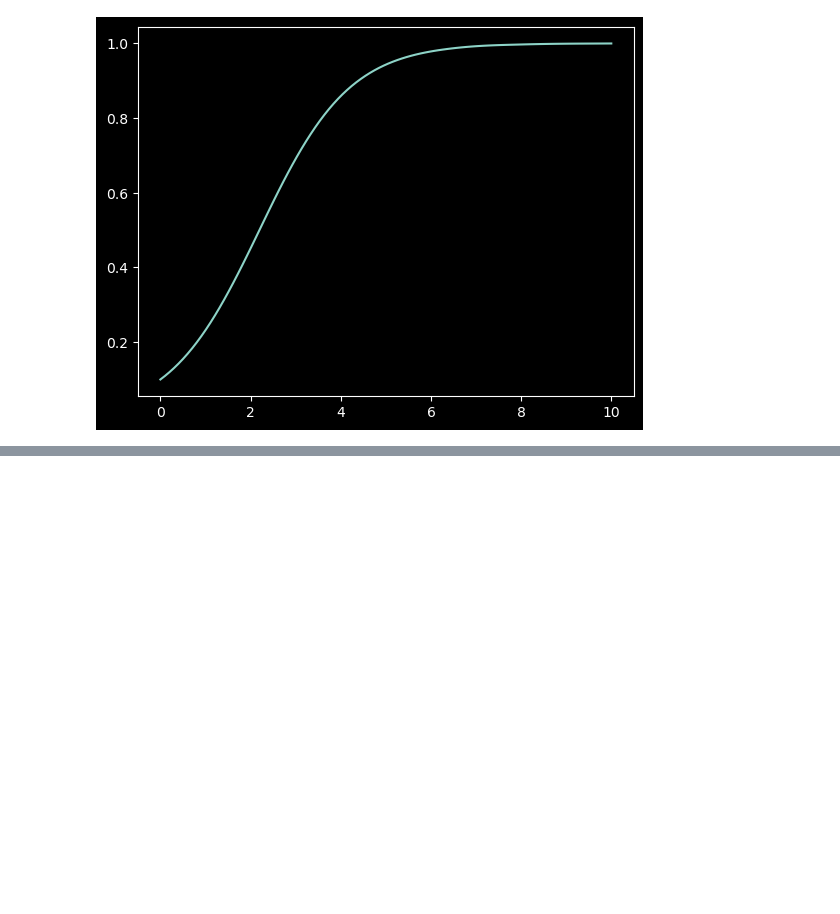
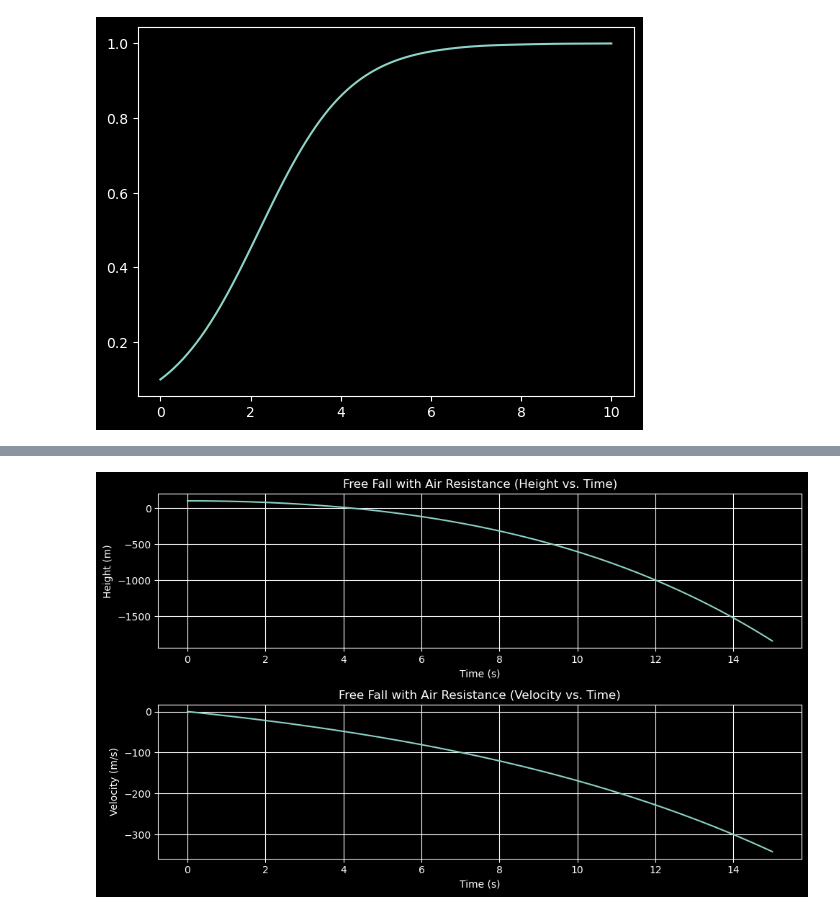
Before and after one commit to julihocc/infotec-propedeutico-recursos, a Jupyter notebook: Módulos/Módulo 4 Cálculo/04-03-ecuaciones-diferenciales.ipynb, the cells around one changed output, grey strips where cells are left out. Cells and saved outputs as stored; diff of their text form; code cells hidden in the pictures; blank space fills up the shorter version.

```diff
--- a/Módulos/Módulo 4 Cálculo/04-03-ecuaciones-diferenciales.ipynb
+++ b/Módulos/Módulo 4 Cálculo/04-03-ecuaciones-diferenciales.ipynb
@@ -76,3 +89,20 @@ plt.plot(sol.t, sol.y[0])
 plt.show()
 # %% [output]
 [figure]
+# %%
+from sympy import symbols, Function, dsolve, Eq, sqrt, simplify
+
+# Define symbols
+t = symbols('t')
+v = Function('v')(t)
+y = Function('y')(t)
+m, g, k = symbols('m g k')
+
+# Differential equations
+dvdt = -g + (k / m) * v
+dydt = v
+
+
+# Solve differential equation for velocity (Modified)
+eq_v = Eq(v.diff(t), dvdt)
+eq_v
@@ -78,0 +153,52 @@ plt.show()
+# %%
+import numpy as np
+from scipy.integrate import solve_ivp
+import matplotlib.pyplot as plt
+
+# Parameters
+m = 1.0  # mass (kg)
+g = 9.81  # acceleration due to gravity (m/s^2)
+k = 0.1   # air resistance coefficient (kg/m)
+
+# Initial conditions
+v0 = 0.0  # initial velocity (m/s)
+y0 = 100.0  # initial height (m)
+
+# Time span
+t_span = (0, 15)  # time interval for simulation
+
+# Define the differential equation function
+def freefall_air_resistance(t, y):
+    v, y = y  # unpack velocity and height
+    dvdt = -g + (k / m) * v  # calculate acceleration
+    dydt = v  # calculate velocity
+    return [dvdt, dydt]
+
+# Solve the differential equation
+sol = solve_ivp(freefall_air_resistance, t_span, [v0, y0], t_eval=np.linspace(0, 15, 100))
+
+# Extract results
+t = sol.t
+v = sol.y[0]
+y = sol.y[1]
+
+# Plot results
+plt.figure(figsize=(10, 6))
+plt.subplot(2, 1, 1)
+plt.plot(t, y)
+plt.xlabel('Time (s)')
+plt.ylabel('Height (m)')
+plt.title('Free Fall with Air Resistance (Height vs. Time)')
+plt.grid(True)
+
+plt.subplot(2, 1, 2)
+plt.plot(t, v)
+plt.xlabel('Time (s)')
+plt.ylabel('Velocity (m/s)')
+plt.title('Free Fall with Air Resistance (Velocity vs. Time)')
+plt.grid(True)
+
+plt.tight_layout()
+plt.show()
+# %% [output]
+[figure, added]
```
Also changed, not shown: parts of 11 cells of this notebook.
